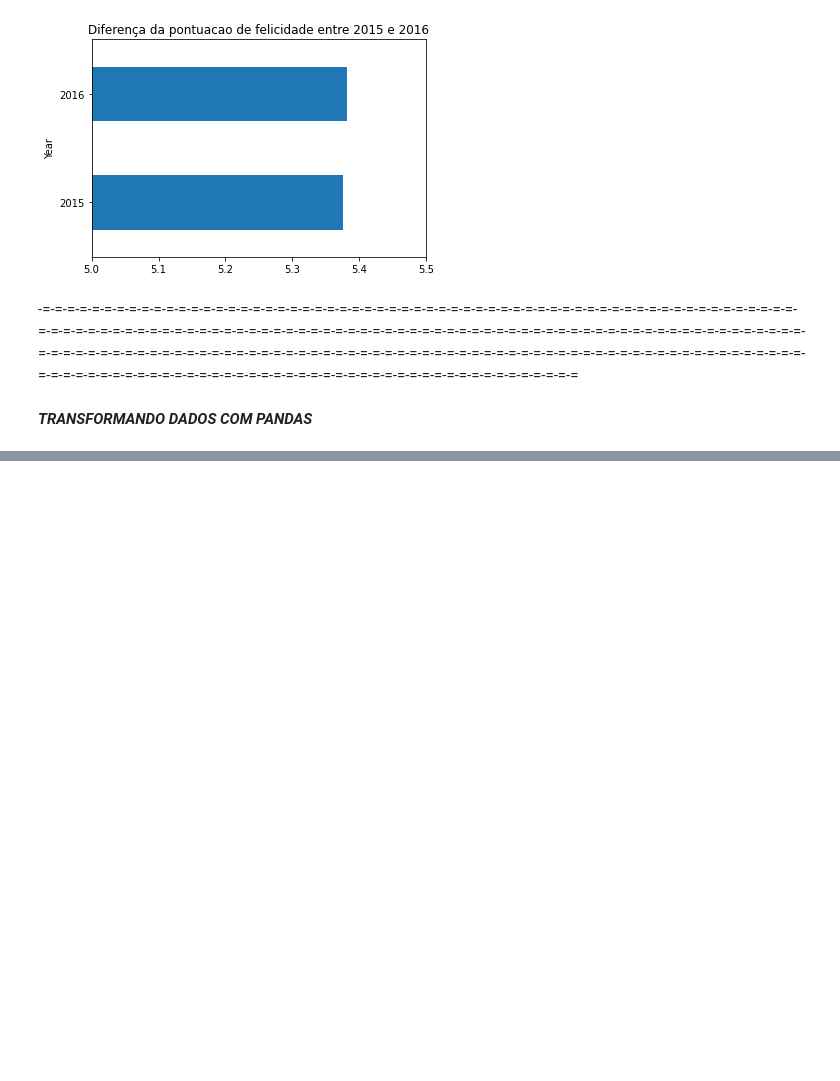
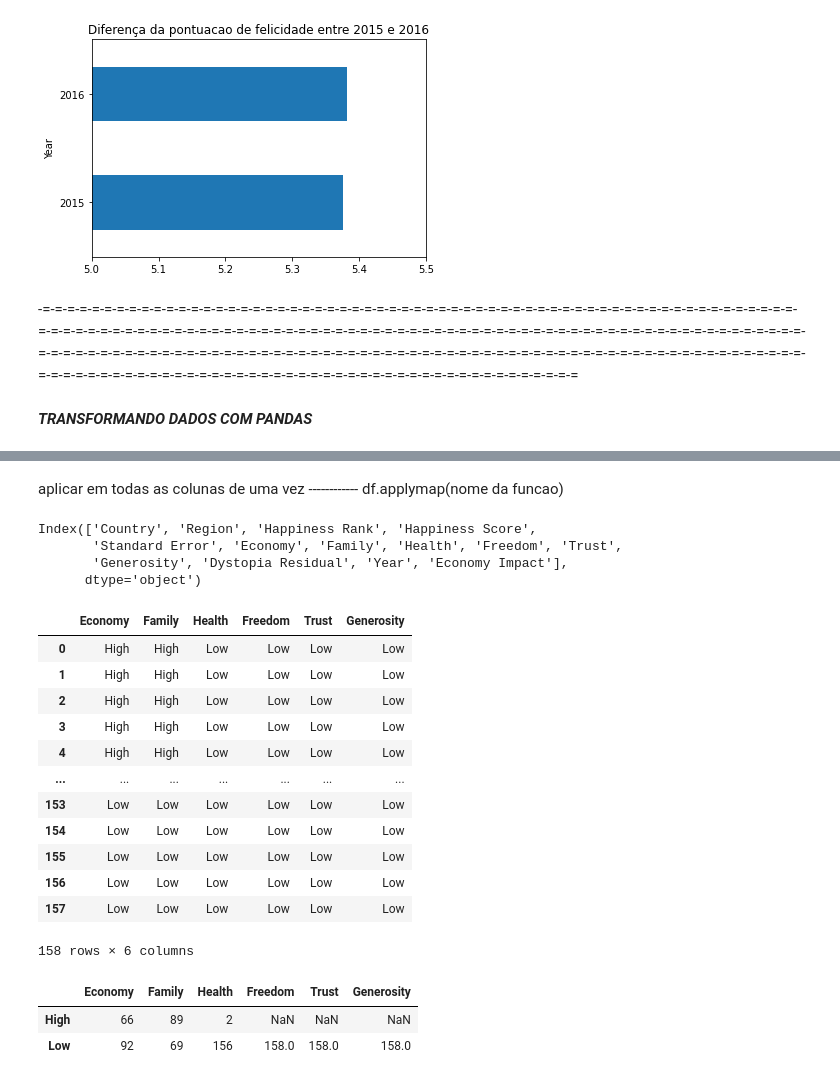
Before and after one commit to LuigiFerrari14/Curso-em-Video-Python---Guanabar-, a Jupyter notebook: Anotacoes.ipynb, the cells around one changed output, grey strips where cells are left out. Saved outputs shown, nothing was run; the diff lists cells and outputs as text; code cells hidden in the pictures; blank space fills up the shorter version.

```diff
--- a/Anotacoes.ipynb
+++ b/Anotacoes.ipynb
@@ -1507,0 +1548,12 @@ diferenca.plot(kind='barh', title='Diferença da pontuacao de felicidade entre 2
+# %%
+#o apply consegue passar o valor para a função como argumento
+
+def label(element, x):
+  if element > x:
+    return 'High'
+  else:
+    return 'Low'
+
+
+economy_impact_apply = felicidade15['Economy'].apply(label, x=.8)
+economy_impact_apply
@@ -1507,0 +1573,33 @@ diferenca.plot(kind='barh', title='Diferença da pontuacao de felicidade entre 2
+# %% [markdown]
+aplicar em todas as colunas de uma vez ------------ df.applymap(nome da funcao)
+# %%
+felicidade15.columns
+# %% [output]
+Index(['Country', 'Region', 'Happiness Rank', 'Happiness Score',
+       'Standard Error', 'Economy', 'Family', 'Health', 'Freedom', 'Trust',
+       'Generosity', 'Dystopia Residual', 'Year', 'Economy Impact'],
+      dtype='object')
+# %%
+factors = ['Economy', 'Family', 'Health', 'Freedom', 'Trust', 'Generosity']
+factors_impact = felicidade15[factors].applymap(label, x=1)
+factors_impact
+# %% [output]
+|  | Economy | Family | Health | Freedom | Trust | Generosity |
+| 0 | High | High | Low | Low | Low | Low |
+| 1 | High | High | Low | Low | Low | Low |
+| 2 | High | High | Low | Low | Low | Low |
+| 3 | High | High | Low | Low | Low | Low |
+| 4 | High | High | Low | Low | Low | Low |
+| ... | ... | ... | ... | ... | ... | ... |
+| 153 | Low | Low | Low | Low | Low | Low |
+| 154 | Low | Low | Low | Low | Low | Low |
+| 155 | Low | Low | Low | Low | Low | Low |
+| 156 | Low | Low | Low | Low | Low | Low |
+| 157 | Low | Low | Low | Low | Low | Low |
+158 rows × 6 columns
+# %%
+factors_impact.apply(pd.value_counts)
+# %% [output]
+|  | Economy | Family | Health | Freedom | Trust | Generosity |
+| High | 66 | 89 | 2 | NaN | NaN | NaN |
+| Low | 92 | 69 | 156 | 158.0 | 158.0 | 158.0 |
```
Also changed, not shown: parts of 26 cells of this notebook.
